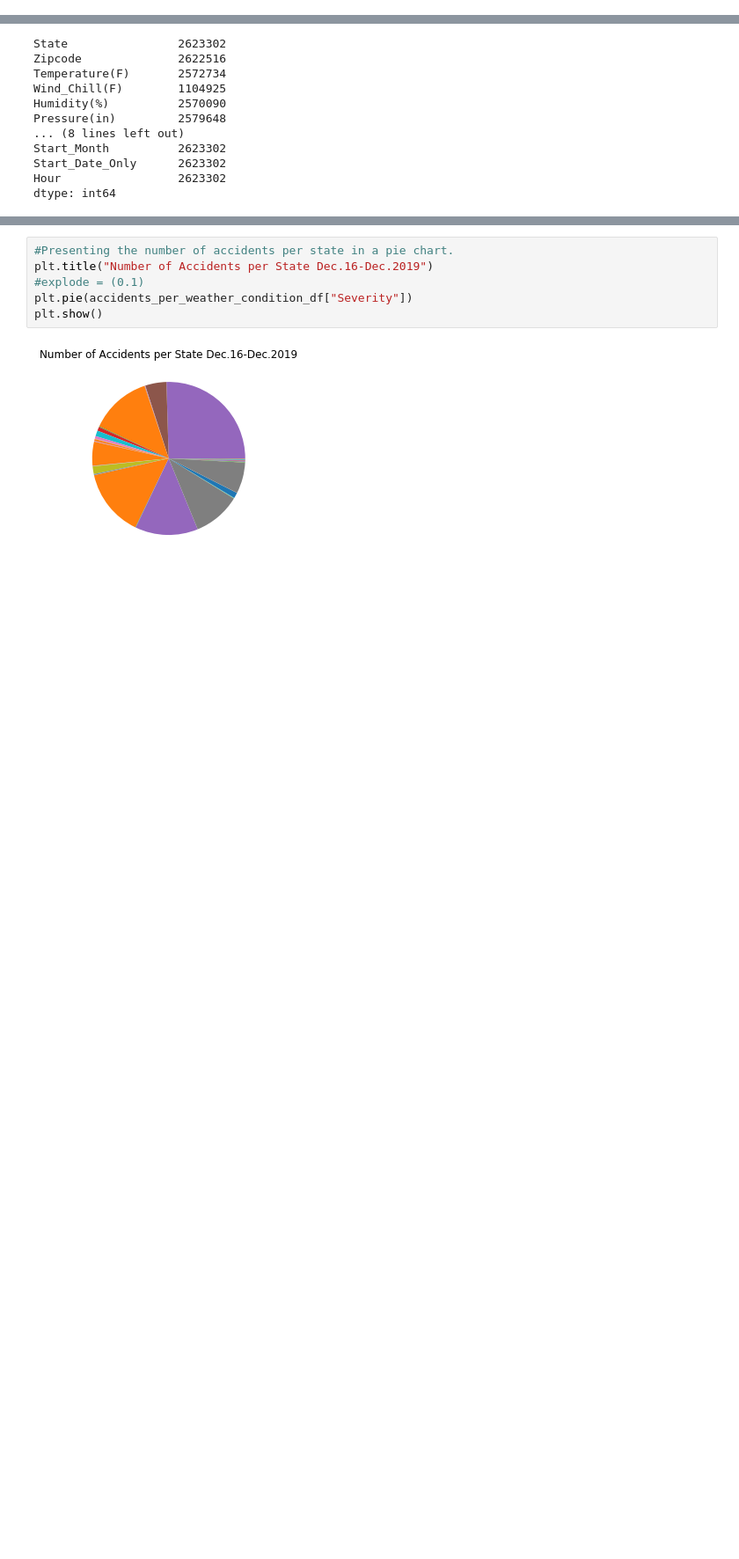
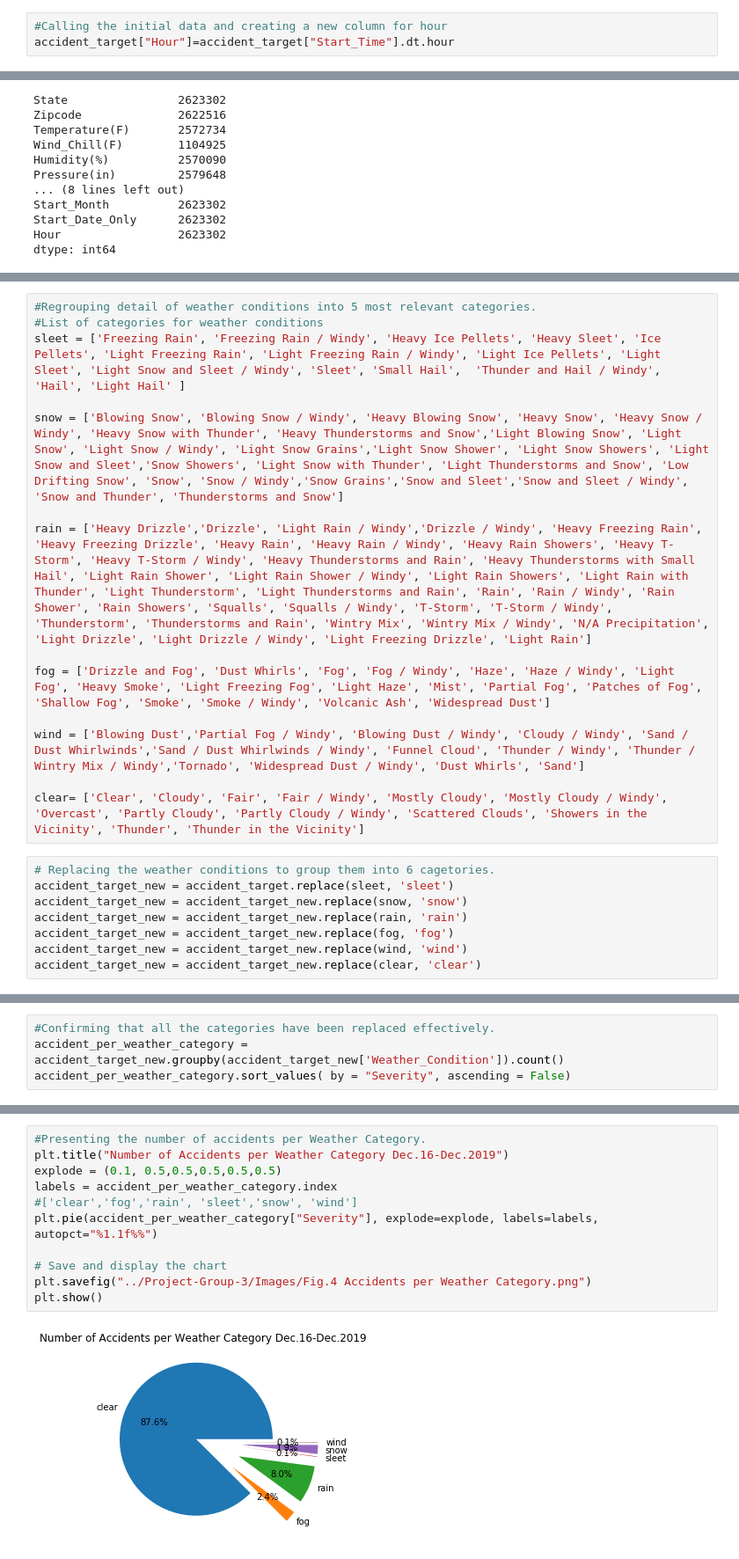
Before and after one commit to lilijo6/Project-Group-3, a Jupyter notebook: USAccident_Analysis_LJ.ipynb, the cells around one changed output, grey strips where cells are left out. Shown at 88% size. Saved outputs shown, nothing was run; the diff lists cells and outputs as text; blank space fills up the shorter version.

```diff
--- a/USAccident_Analysis_LJ.ipynb
+++ b/USAccident_Analysis_LJ.ipynb
@@ -213,3 +213,6 @@ dtype: int64
 accident_target["Start_Year"]=accident_target["Start_Time"].dt.year
 accident_target["Start_Month"]=accident_target["Start_Time"].dt.month
 accident_target["Start_Date_Only"]=accident_target["Start_Time"].dt.date
+# %%
+#Calling the initial data and creating a new column for hour
+accident_target["Hour"]=accident_target["Start_Time"].dt.hour
@@ -637,0 +694,22 @@ plt.show()
+# %%
+#Regrouping detail of weather conditions into 5 most relevant categories.
+#List of categories for weather conditions
+sleet = ['Freezing Rain', 'Freezing Rain / Windy', 'Heavy Ice Pellets', 'Heavy Sleet', 'Ice Pellets', 'Light Freezing Rain', 'Light Freezing Rain / Windy', 'Light Ice Pellets', 'Light Sleet', 'Light Snow and Sleet / Windy', 'Sleet', 'Small Hail',  'Thunder and Hail / Windy', 'Hail', 'Light Hail' ]
+
+snow = ['Blowing Snow', 'Blowing Snow / Windy', 'Heavy Blowing Snow', 'Heavy Snow', 'Heavy Snow / Windy', 'Heavy Snow with Thunder', 'Heavy Thunderstorms and Snow','Light Blowing Snow', 'Light Snow', 'Light Snow / Windy', 'Light Snow Grains','Light Snow Shower', 'Light Snow Showers', 'Light Snow and Sleet','Snow Showers', 'Light Snow with Thunder', 'Light Thunderstorms and Snow', 'Low Drifting Snow', 'Snow', 'Snow / Windy','Snow Grains','Snow and Sleet','Snow and Sleet / Windy', 'Snow and Thunder', 'Thunderstorms and Snow']
+
+rain = ['Heavy Drizzle','Drizzle', 'Light Rain / Windy','Drizzle / Windy', 'Heavy Freezing Rain', 'Heavy Freezing Drizzle', 'Heavy Rain', 'Heavy Rain / Windy', 'Heavy Rain Showers', 'Heavy T-Storm', 'Heavy T-Storm / Windy', 'Heavy Thunderstorms and Rain', 'Heavy Thunderstorms with Small Hail', 'Light Rain Shower', 'Light Rain Shower / Windy', 'Light Rain Showers', 'Light Rain with Thunder', 'Light Thunderstorm', 'Light Thunderstorms and Rain', 'Rain', 'Rain / Windy', 'Rain Shower', 'Rain Showers', 'Squalls', 'Squalls / Windy', 'T-Storm', 'T-Storm / Windy', 'Thunderstorm', 'Thunderstorms and Rain', 'Wintry Mix', 'Wintry Mix / Windy', 'N/A Precipitation', 'Light Drizzle', 'Light Drizzle / Windy', 'Light Freezing Drizzle', 'Light Rain']
+
+fog = ['Drizzle and Fog', 'Dust Whirls', 'Fog', 'Fog / Windy', 'Haze', 'Haze / Windy', 'Light Fog', 'Heavy Smoke', 'Light Freezing Fog', 'Light Haze', 'Mist', 'Partial Fog', 'Patches of Fog', 'Shallow Fog', 'Smoke', 'Smoke / Windy', 'Volcanic Ash', 'Widespread Dust']
+
+wind = ['Blowing Dust','Partial Fog / Windy', 'Blowing Dust / Windy', 'Cloudy / Windy', 'Sand / Dust Whirlwinds','Sand / Dust Whirlwinds / Windy', 'Funnel Cloud', 'Thunder / Windy', 'Thunder / Wintry Mix / Windy','Tornado', 'Widespread Dust / Windy', 'Dust Whirls', 'Sand']
+
+clear= ['Clear', 'Cloudy', 'Fair', 'Fair / Windy', 'Mostly Cloudy', 'Mostly Cloudy / Windy', 'Overcast', 'Partly Cloudy', 'Partly Cloudy / Windy', 'Scattered Clouds', 'Showers in the Vicinity', 'Thunder', 'Thunder in the Vicinity']
+# %%
+# Replacing the weather conditions to group them into 6 cagetories.
+accident_target_new = accident_target.replace(sleet, 'sleet')
+accident_target_new = accident_target_new.replace(snow, 'snow')
+accident_target_new = accident_target_new.replace(rain, 'rain')
+accident_target_new = accident_target_new.replace(fog, 'fog')
+accident_target_new = accident_target_new.replace(wind, 'wind')
+accident_target_new = accident_target_new.replace(clear, 'clear')
@@ -637,0 +727,4 @@ plt.show()
+# %%
+#Confirming that all the categories have been replaced effectively.
+accident_per_weather_category = accident_target_new.groupby(accident_target_new['Weather_Condition']).count()
+accident_per_weather_category.sort_values( by = "Severity", ascending = False)
@@ -638,8 +741,13 @@ plt.show()
 # %%
-#Presenting the number of accidents per state in a pie chart.
-plt.title("Number of Accidents per State Dec.16-Dec.2019")
-#explode = (0.1)
-plt.pie(accidents_per_weather_condition_df["Severity"])
+#Presenting the number of accidents per Weather Category.
+plt.title("Number of Accidents per Weather Category Dec.16-Dec.2019")
+explode = (0.1, 0.5,0.5,0.5,0.5,0.5)
+labels = accident_per_weather_category.index
+#['clear','fog','rain', 'sleet','snow', 'wind']
+plt.pie(accident_per_weather_category["Severity"], explode=explode, labels=labels, autopct="%1.1f%%")
+
+# Save and display the chart
+plt.savefig("../Project-Group-3/Images/Fig.4 Accidents per Weather Category.png")
 plt.show()
 # %% [output]
-[figure, old version]
+[figure, new version]
```
Also changed, not shown: parts of 32 cells of this notebook, 2 other files.
